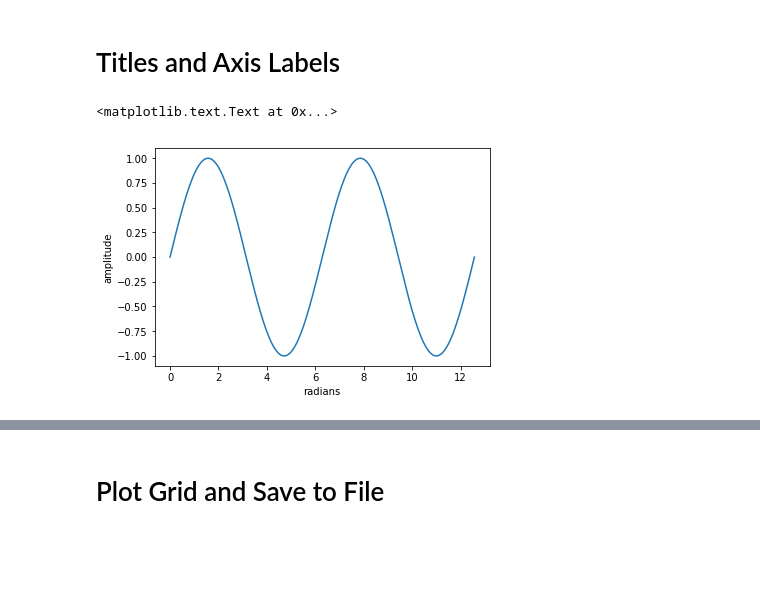
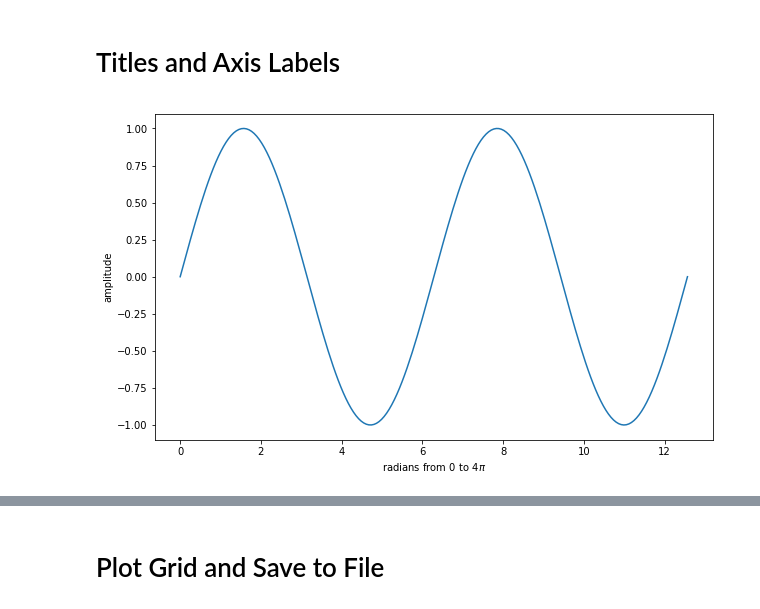
Before and after one commit to pnavaro/math-python, a Jupyter notebook: 12.Matplotlib.ipynb, the cells around one changed output, grey strips where cells are left out. Drawn from its saved outputs; the diff is of its cells as text; code cells hidden in the pictures; blank space fills up the shorter version.

```diff
--- a/12.Matplotlib.ipynb
+++ b/12.Matplotlib.ipynb
@@ -25,9 +25,9 @@ conda install matplotlib
 # %%
 %matplotlib inline
-# Show up your plots inline and import matplotlib
 import numpy as np
 import matplotlib.pyplot as plt
 
+plt.rcParams['figure.figsize'] = (10.0, 6.0) # set figures display bigger
 x = np.linspace(- 3*np.pi,3*np.pi,100)
-plt.plot(x,np.sin(x)/x)
+plt.plot(x,np.sin(x)/x);
 # %% [output]
@@ -122,8 +110,7 @@ plt.legend(['sin','cos'])
 # Titles and Axis Labels
 # %%
 plt.plot(theta,np.sin(theta))
-plt.xlabel('radians')
-plt.ylabel('amplitude')
+plt.xlabel('radians from 0 to $4\pi$')
+plt.ylabel('amplitude');
 # %% [output]
-<matplotlib.text.Text at 0x...>
-[figure, old version]
+[figure, new version]
```
Also changed, not shown: parts of 22 cells of this notebook, 3 other files.
